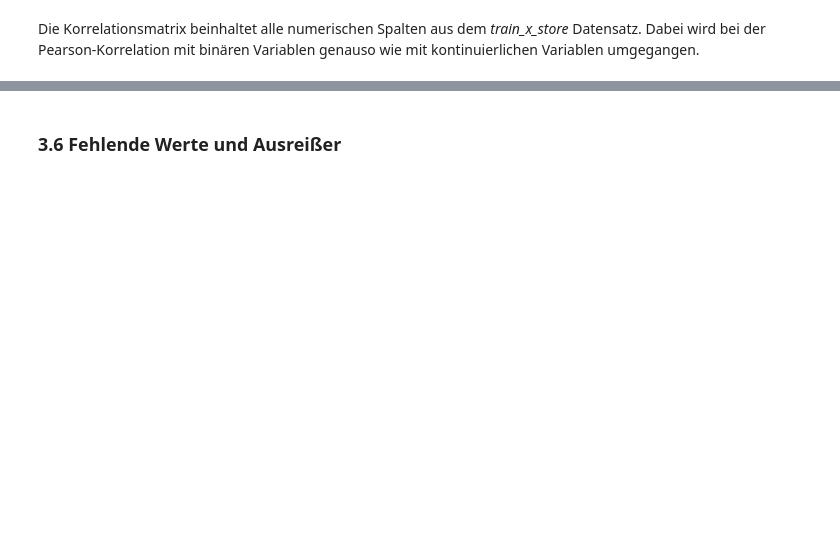
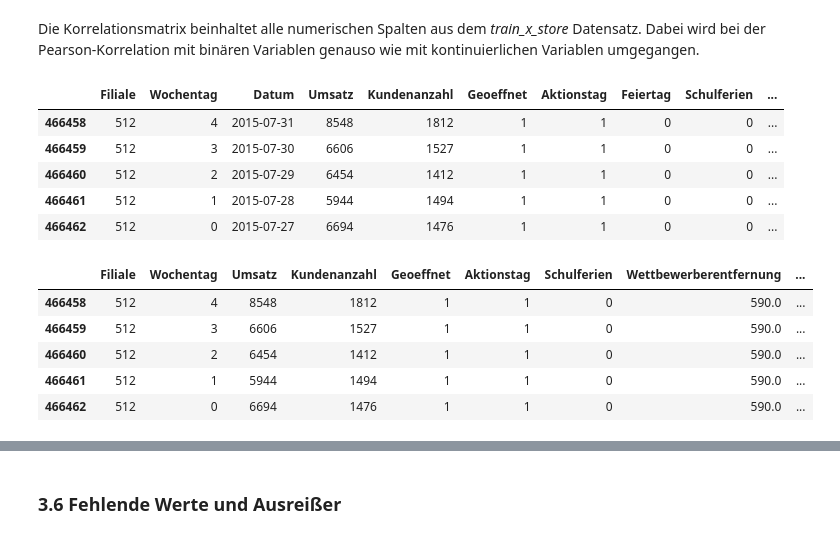
Before and after one commit to AliceKitchkin/Forecasting-Rossmann-Store-Sales, a Jupyter notebook: Forecasting_Notebook.ipynb, the cells around one changed output, grey strips where cells are left out. Cells and saved outputs as stored; diff of their text form; code cells hidden in the pictures; blank space fills up the shorter version.

```diff
--- a/Forecasting_Notebook.ipynb
+++ b/Forecasting_Notebook.ipynb
@@ -268,3 +270,25 @@ train_x_store.head()
 # %% [markdown]
 Die Korrelationsmatrix beinhaltet alle numerischen Spalten aus dem _train_x_store_ Datensatz. Dabei wird bei der Pearson-Korrelation mit binären Variablen genauso wie mit kontinuierlichen Variablen umgegangen.
+# %%
+store_id = store["Filiale"].sample(n=1).values[0]
+
+sample = train_x_store[train_x_store["Filiale"]==store_id].copy()
+display(sample.head())
+
+# Spalten mit numerischen Werten (Strings und kategorische Werte ausgeschlossen)
+sample_only_nr = sample.select_dtypes(include=['number'])
+display(sample_only_nr.head())
+# %% [output]
+|  | Filiale | Wochentag | Datum | Umsatz | Kundenanzahl | Geoeffnet | Aktionstag | Feiertag | Schulferien | ... |
+| 466458 | 512 | 4 | 2015-07-31 | 8548 | 1812 | 1 | 1 | 0 | 0 | ... |
+| 466459 | 512 | 3 | 2015-07-30 | 6606 | 1527 | 1 | 1 | 0 | 0 | ... |
+| 466460 | 512 | 2 | 2015-07-29 | 6454 | 1412 | 1 | 1 | 0 | 0 | ... |
+| 466461 | 512 | 1 | 2015-07-28 | 5944 | 1494 | 1 | 1 | 0 | 0 | ... |
+| 466462 | 512 | 0 | 2015-07-27 | 6694 | 1476 | 1 | 1 | 0 | 0 | ... |
+|  | Filiale | Wochentag | Umsatz | Kundenanzahl | Geoeffnet | Aktionstag | Schulferien | Wettbewerberentfernung | ... |
+| 466458 | 512 | 4 | 8548 | 1812 | 1 | 1 | 0 | 590.0 | ... |
+| 466459 | 512 | 3 | 6606 | 1527 | 1 | 1 | 0 | 590.0 | ... |
+| 466460 | 512 | 2 | 6454 | 1412 | 1 | 1 | 0 | 590.0 | ... |
+| 466461 | 512 | 1 | 5944 | 1494 | 1 | 1 | 0 | 590.0 | ... |
+| 466462 | 512 | 0 | 6694 | 1476 | 1 | 1 | 0 | 590.0 | ... |
 # %%
```
Also changed, not shown: parts of 26 cells of this notebook.
